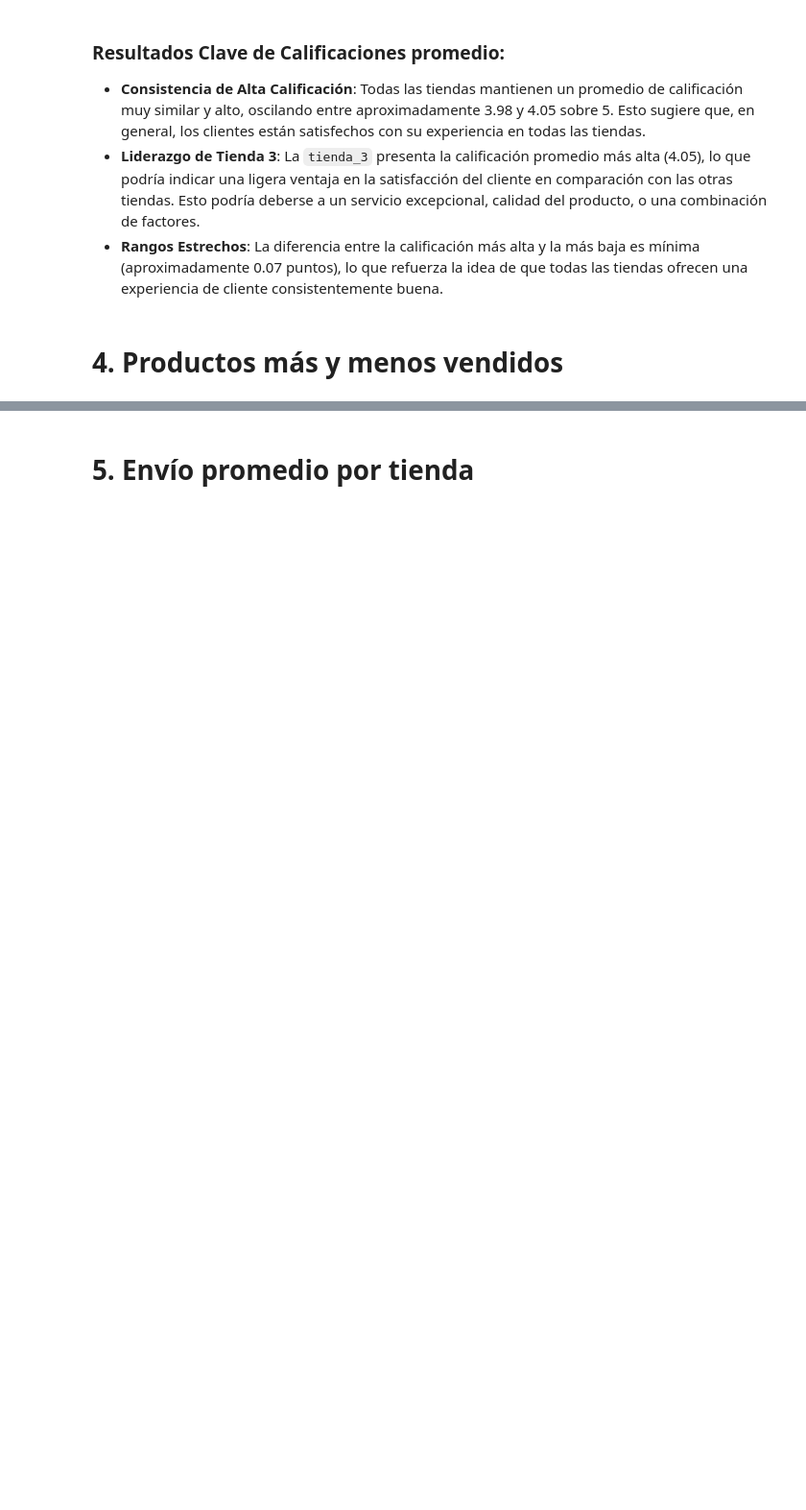
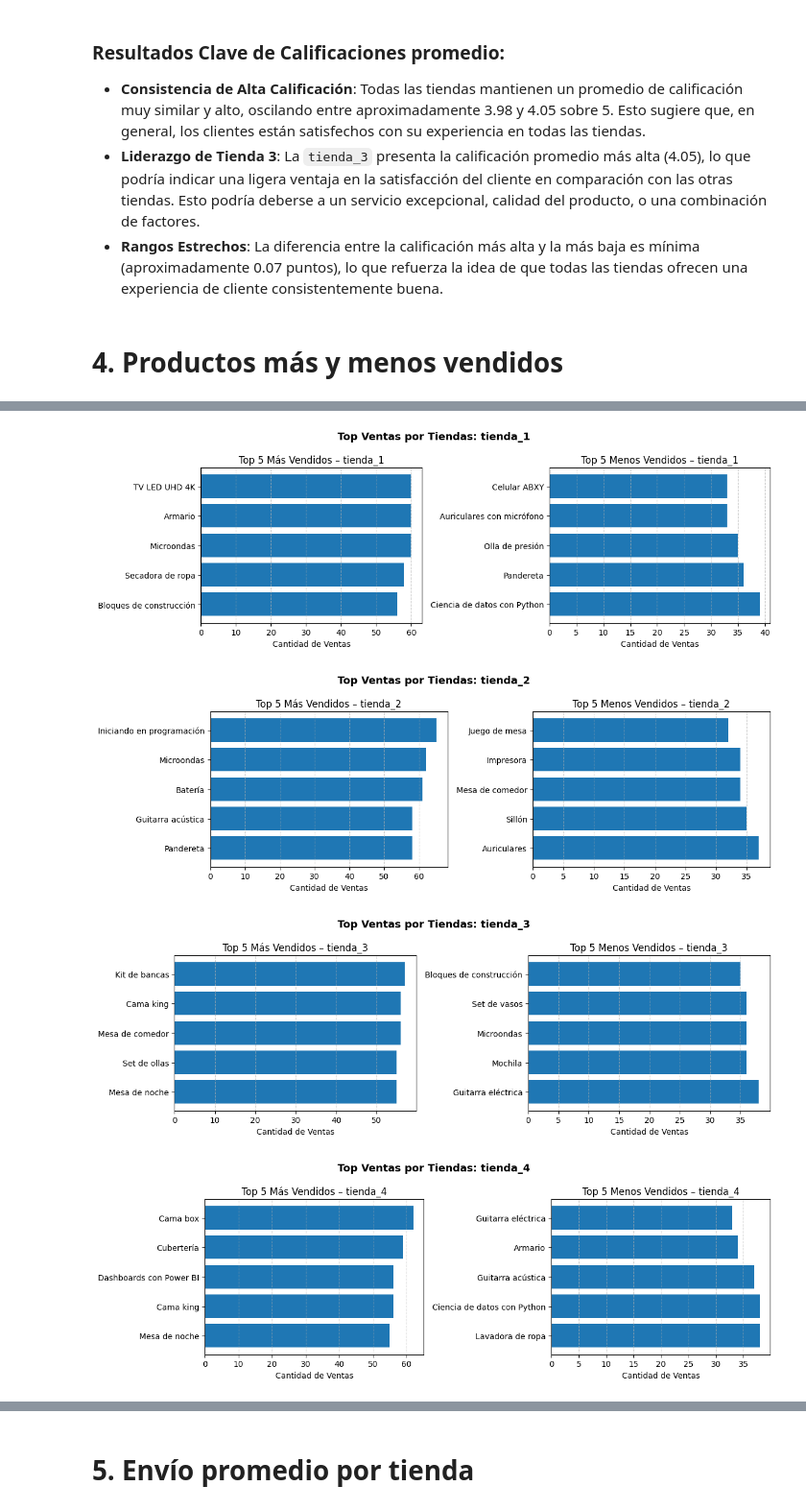
Before and after one commit to LenninTemoche/Challenge-Alura-Store-One-DS, a Jupyter notebook: AluraStoreLatam.ipynb, the cells around one changed output, grey strips where cells are left out. Shown at 96% size. Drawn from its saved outputs; the diff is of its cells as text; code cells hidden in the pictures; blank space fills up the shorter version.

Commit message:
se realiza análisis de productos más y menos vendidos, y se agrega visual de barras

```diff
--- a/AluraStoreLatam.ipynb
+++ b/AluraStoreLatam.ipynb
@@ -442,0 +529,41 @@ plt.show()
+# %%
+for top_df, bottom_df in zip(top_products_data, bottom_products_data):
+
+    store_name = top_df['Tienda'].iloc[0]
+
+    fig, axes = plt.subplots(1, 2, figsize=(12, 4), sharex=False)
+
+    # -------- TOP 5 --------
+    axes[0].barh(
+        top_df['Producto'],
+        top_df['Cantidad de Ventas']
+    )
+    axes[0].invert_yaxis()
+    axes[0].set_title(f"Top 5 Más Vendidos – {store_name}")
+    axes[0].set_xlabel("Cantidad de Ventas")
+    axes[0].grid(axis='x', linestyle='--', alpha=0.6)
+
+    # -------- BOTTOM 5 --------
+    axes[1].barh(
+        bottom_df['Producto'],
+        bottom_df['Cantidad de Ventas']
+    )
+    #axes[1].invert_yaxis()
+    axes[1].set_title(f"Top 5 Menos Vendidos – {store_name}")
+    axes[1].set_xlabel("Cantidad de Ventas")
+    axes[1].grid(axis='x', linestyle='--', alpha=0.6)
+
+    # Título general
+    fig.suptitle(
+        f"Top Ventas por Tiendas: {store_name}",
+        fontsize=13,
+        fontweight='bold'
+    )
+
+    plt.tight_layout()
+    plt.show()
+# %% [output]
+[figure, added]
+[figure, added]
+[figure, added]
+[figure, added]
```
Also changed, not shown: parts of 2 cells of this notebook.
